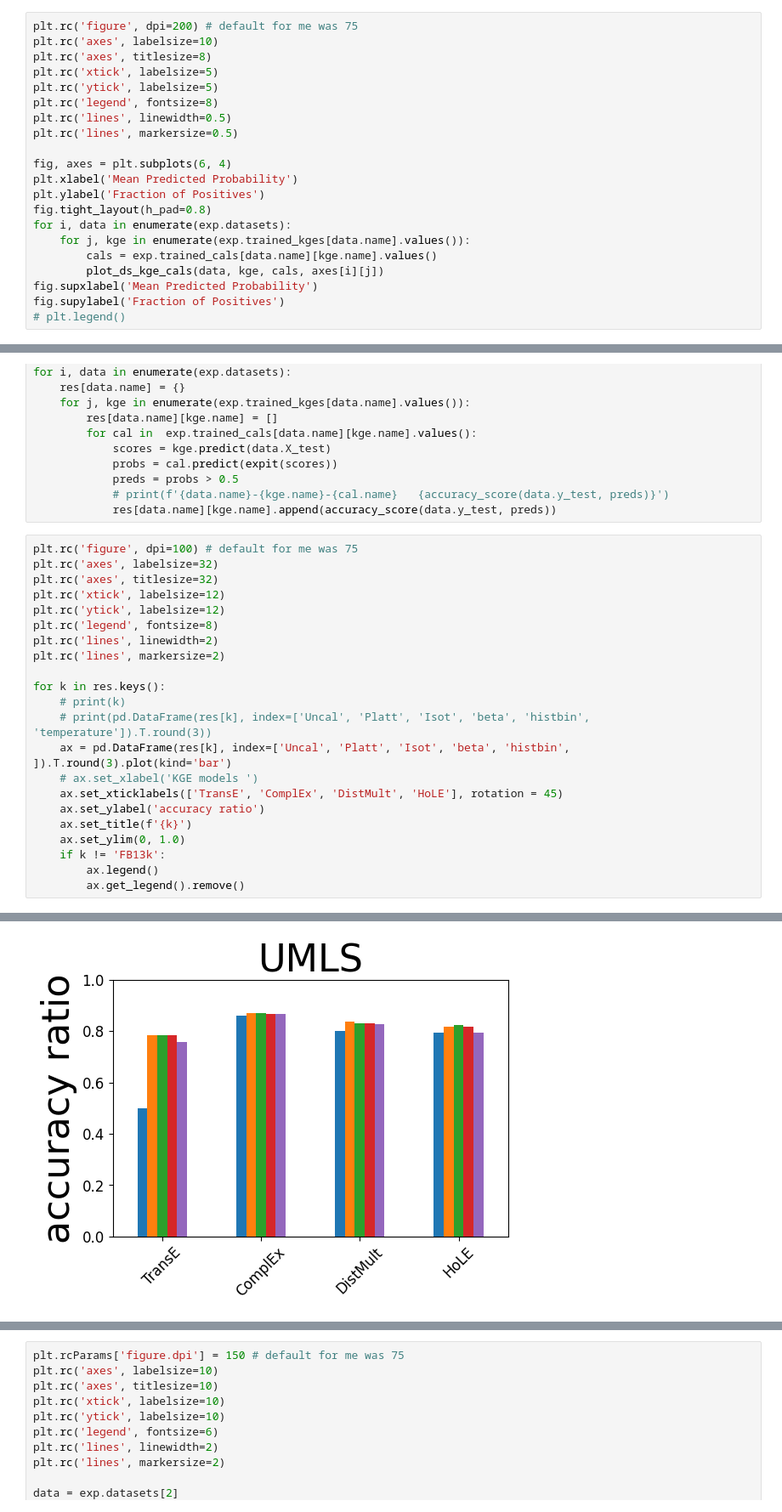
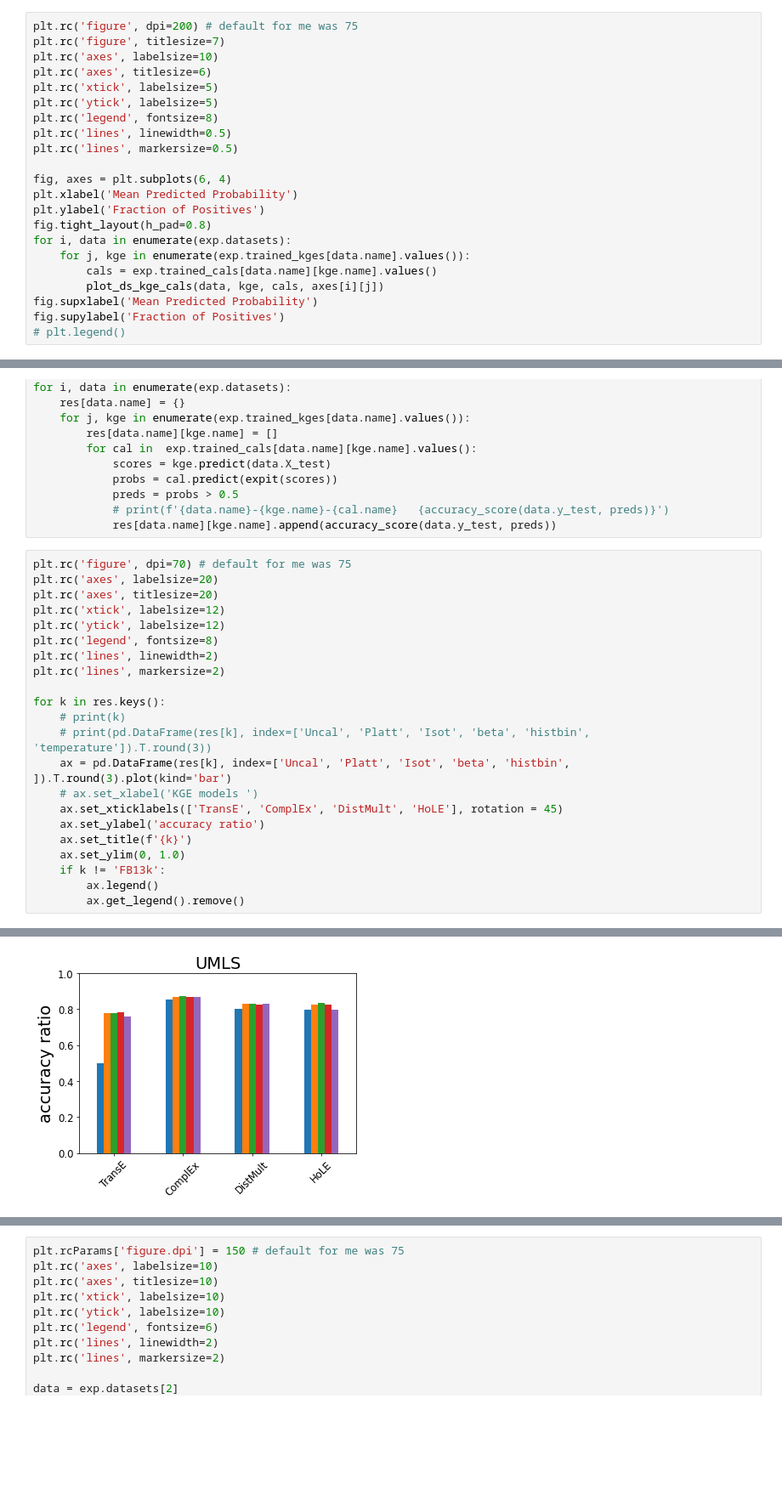
Before and after one commit to TREAT-UOE/kgcal, a Jupyter notebook: notebooks/exp4-2.ipynb, the cells around one changed output, grey strips where cells are left out. Shown: that part at 85% size. Saved outputs shown, nothing was run; the diff lists cells and outputs as text; blank space fills up the shorter version.

```diff
--- a/notebooks/exp4-2.ipynb
+++ b/notebooks/exp4-2.ipynb
@@ -73,8 +73,9 @@ def plot_ds_kge_cals(data, kge, cals, ax=None):
     ax.set(ylabel=None)
 # %%
 plt.rc('figure', dpi=200) # default for me was 75
+plt.rc('figure', titlesize=7)
 plt.rc('axes', labelsize=10)
-plt.rc('axes', titlesize=8)
+plt.rc('axes', titlesize=6)
 plt.rc('xtick', labelsize=5)
 plt.rc('ytick', labelsize=5)
 plt.rc('legend', fontsize=8)
@@ -110,9 +111,9 @@ for i, data in enumerate(exp.datasets):
             # print(f'{data.name}-{kge.name}-{cal.name}   {accuracy_score(data.y_test, preds)}')
             res[data.name][kge.name].append(accuracy_score(data.y_test, preds))
 # %%
-plt.rc('figure', dpi=100) # default for me was 75
-plt.rc('axes', labelsize=32)
-plt.rc('axes', titlesize=32)
+plt.rc('figure', dpi=70) # default for me was 75
+plt.rc('axes', labelsize=20)
+plt.rc('axes', titlesize=20)
 plt.rc('xtick', labelsize=12)
 plt.rc('ytick', labelsize=12)
 plt.rc('legend', fontsize=8)
@@ -140 +141 @@ for k in res.keys():
-[figure, old version]
+[figure, new version]
```
Also changed, not shown: parts of 9 cells of this notebook, 53 other files.
